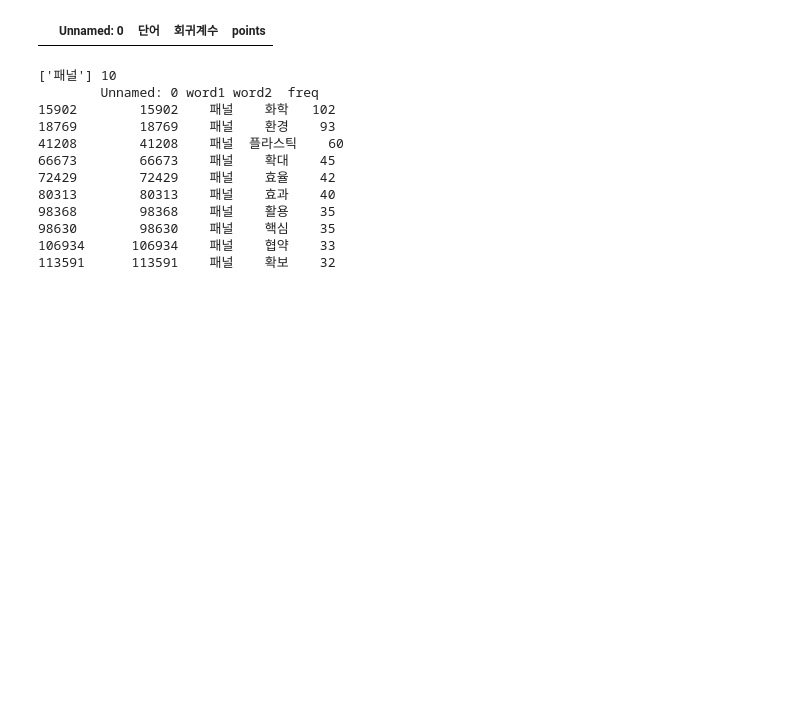
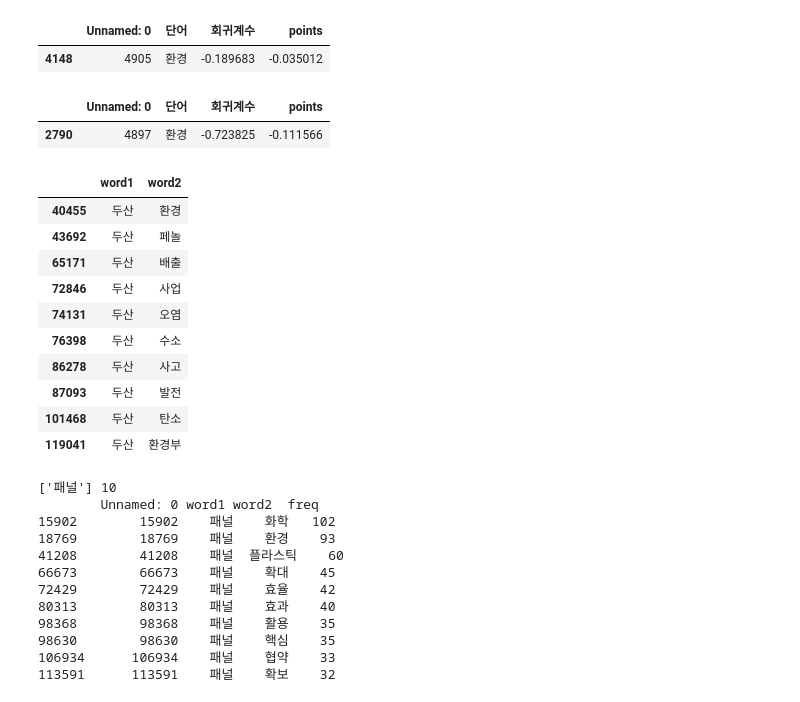
Before and after one commit to LeeKunHa/Construct-Sentiment-Dictionary-for-Companies-Conducting-Eco-Friendly-Businesses, a Jupyter notebook: main.ipynb, the cells around one changed output. Saved outputs shown, nothing was run; the diff lists cells and outputs as text; code cells hidden in the pictures; blank space fills up the shorter version.

```diff
--- a/main.ipynb
+++ b/main.ipynb
@@ -4,7 +4,7 @@ from Visualization import visualization
 import matplotlib.pyplot as plt
 import seaborn as sns
 # %%
-dict_data_path = './Data/dict.csv'
+dict_data_path = './Data/dict5000.csv'
 file_path = './Data/stopwords.txt'
 
 sent_dict = pd.read_csv(dict_data_path,encoding='utf-8-sig')
@@ -13,6 +13,6 @@ with open(file_path,'r') as op:
     stopwords = stopwords[0].split(',')
 
 # 시각화에 필요한 단어 빈도수 그래프
-news_data = pd.read_csv('./Data/news_words_freq4000.csv',encoding='utf-8-sig')
-community_data = pd.read_csv('./Data/community_words_freq4000.csv',encoding='utf-8-sig')
-sns_data = pd.read_csv('./Data/sns_words_freq4000.csv',encoding='utf-8-sig')
+news_data = pd.read_csv('./Data/news_words_freq.csv',encoding='utf-8-sig')
+community_data = pd.read_csv('./Data/community_words_freq.csv',encoding='utf-8-sig')
+sns_data = pd.read_csv('./Data/sns_words_freq.csv',encoding='utf-8-sig')
@@ -98,7 +96,27 @@ visualization.draw(news_data,sent_dict,['테슬라'],15)
+# %%
+sent_dict[sent_dict['단어']=='환경']
+# %% [output]
+|  | Unnamed: 0 | 단어 | 회귀계수 | points |
+| 4148 | 4905 | 환경 | -0.189683 | -0.035012 |
+# %%
+sent_dict[sent_dict['단어']=='환경']
+# %% [output]
+|  | Unnamed: 0 | 단어 | 회귀계수 | points |
+| 2790 | 4897 | 환경 | -0.723825 | -0.111566 |
 # %%
-sent_dict[sent_dict['단어']=='태양광']
+news_data[news_data['word1'] == '두산'][['word1','word2']][:10]
 # %% [output]
-|  | Unnamed: 0 | 단어 | 회귀계수 | points |
+|  | word1 | word2 |
+| 40455 | 두산 | 환경 |
+| 43692 | 두산 | 페놀 |
+| 65171 | 두산 | 배출 |
+| 72846 | 두산 | 사업 |
+| 74131 | 두산 | 오염 |
+| 76398 | 두산 | 수소 |
+| 86278 | 두산 | 사고 |
+| 87093 | 두산 | 발전 |
+| 101468 | 두산 | 탄소 |
+| 119041 | 두산 | 환경부 |
 # %%
 visualization.draw(news_data,sent_dict,['패널'],10)
 # %% [output]
```
Also changed, not shown: parts of 13 cells of this notebook, 6 other files.
